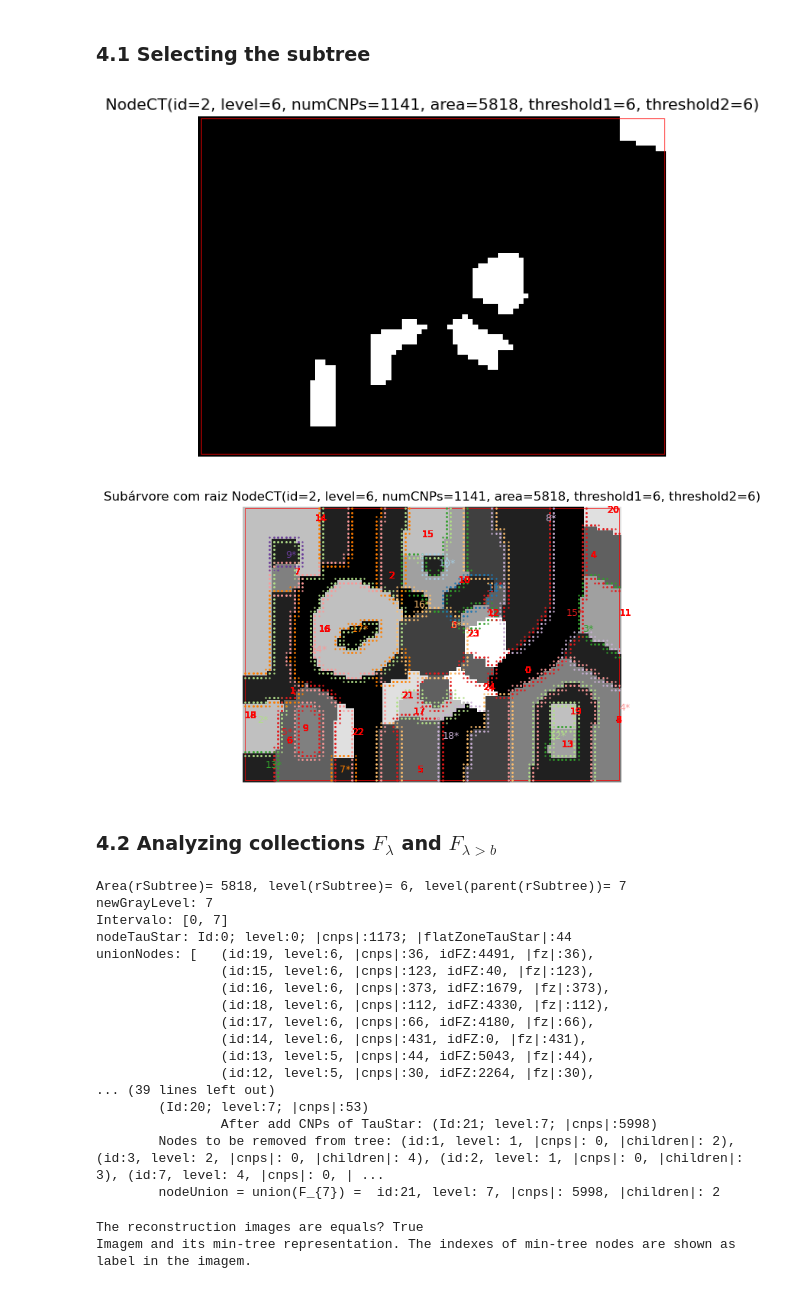
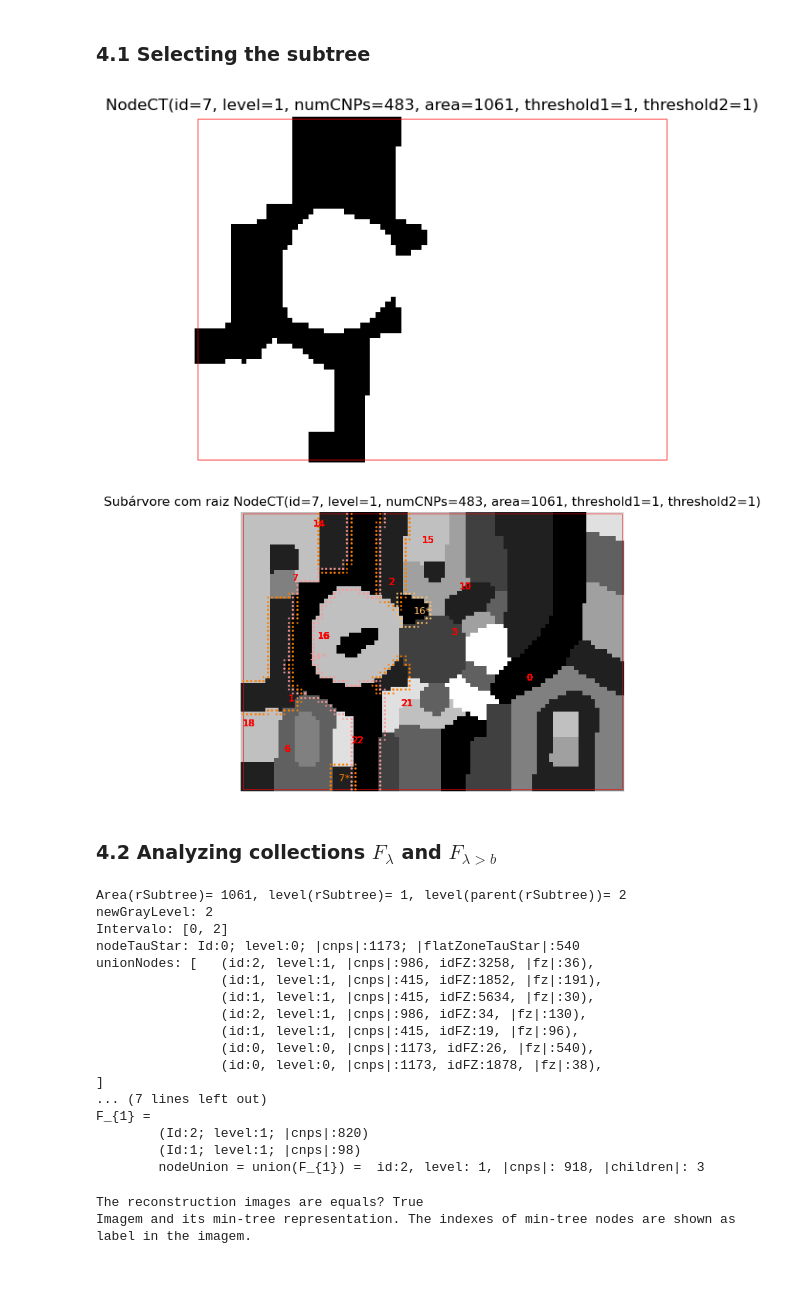
Before and after one commit to wonderalexandre/MorphoTreeAdjust, a Jupyter notebook: notebooks/morphoTreeAdjust_example_subtree.ipynb, the cells around one changed output. Cells and saved outputs as stored; diff of their text form; code cells hidden in the pictures.

```diff
--- a/notebooks/morphoTreeAdjust_example_subtree.ipynb
+++ b/notebooks/morphoTreeAdjust_example_subtree.ipynb
@@ -317,13 +317,13 @@ Each node is represented by <index>: <gray level>
 ### 4.1 Selecting the subtree
 # %%
 mapNodes = mintree.nodes()
-S = mapNodes[2]
+S = mapNodes[7]
 #showNodesOfSubtree(mintree, S)
 showNode(S)
 showNodesOfSubtree(maxtree, S)
 # %% [output]
-[figure, old version]
+[figure, new version]
-[figure, old version]
+[figure, new version]
 # %% [markdown]
 ### 4.2 Analyzing collections $F_\lambda$ and $F_{\lambda>b}$
 # %%
@@ -334,24 +334,26 @@ adjust.updateTree2(maxtree, S)
 #after, pruning the maxtree
 mintree.prunning(S)
 del S
+
+print(adjust.log())
 # %% [output]
-Area(rSubtree)= 5818, level(rSubtree)= 6, level(parent(rSubtree))= 7
-newGrayLevel: 7
-Intervalo: [0, 7]
-nodeTauStar: Id:0; level:0; |cnps|:1173; |flatZoneTauStar|:44
-unionNodes: [   (id:19, level:6, |cnps|:36, idFZ:4491, |fz|:36),
-                (id:15, level:6, |cnps|:123, idFZ:40, |fz|:123),
-                (id:16, level:6, |cnps|:373, idFZ:1679, |fz|:373),
-                (id:18, level:6, |cnps|:112, idFZ:4330, |fz|:112),
-                (id:17, level:6, |cnps|:66, idFZ:4180, |fz|:66),
-                (id:14, level:6, |cnps|:431, idFZ:0, |fz|:431),
-                (id:13, level:5, |cnps|:44, idFZ:5043, |fz|:44),
-                (id:12, level:5, |cnps|:30, idFZ:2264, |fz|:30),
-... (39 lines left out)
-        (Id:20; level:7; |cnps|:53)
-                After add CNPs of TauStar: (Id:21; level:7; |cnps|:5998)
-        Nodes to be removed from tree: (id:1, level: 1, |cnps|: 0, |children|: 2), (id:3, level: 2, |cnps|: 0, |children|: 4), (id:2, level: 1, |cnps|: 0, |children|: 3), (id:7, level: 4, |cnps|: 0, | ...
-        nodeUnion = union(F_{7}) =  id:21, level: 7, |cnps|: 5998, |children|: 2
+Area(rSubtree)= 1061, level(rSubtree)= 1, level(parent(rSubtree))= 2
+newGrayLevel: 2
+Intervalo: [0, 2]
+nodeTauStar: Id:0; level:0; |cnps|:1173; |flatZoneTauStar|:540
+unionNodes: [   (id:2, level:1, |cnps|:986, idFZ:3258, |fz|:36),
+                (id:1, level:1, |cnps|:415, idFZ:1852, |fz|:191),
+                (id:1, level:1, |cnps|:415, idFZ:5634, |fz|:30),
+                (id:2, level:1, |cnps|:986, idFZ:34, |fz|:130),
+                (id:1, level:1, |cnps|:415, idFZ:19, |fz|:96),
+                (id:0, level:0, |cnps|:1173, idFZ:26, |fz|:540),
+                (id:0, level:0, |cnps|:1173, idFZ:1878, |fz|:38),
+]
+... (7 lines left out)
+F_{1} =
+        (Id:2; level:1; |cnps|:820)
+        (Id:1; level:1; |cnps|:98)
+        nodeUnion = union(F_{1}) =  id:2, level: 1, |cnps|: 918, |children|: 3
 # %%
 #reconstructed images of both trees
 img_g_vector_maxtree = maxtree.reconstructionImage()
```
Also changed, not shown: 8 other files.
